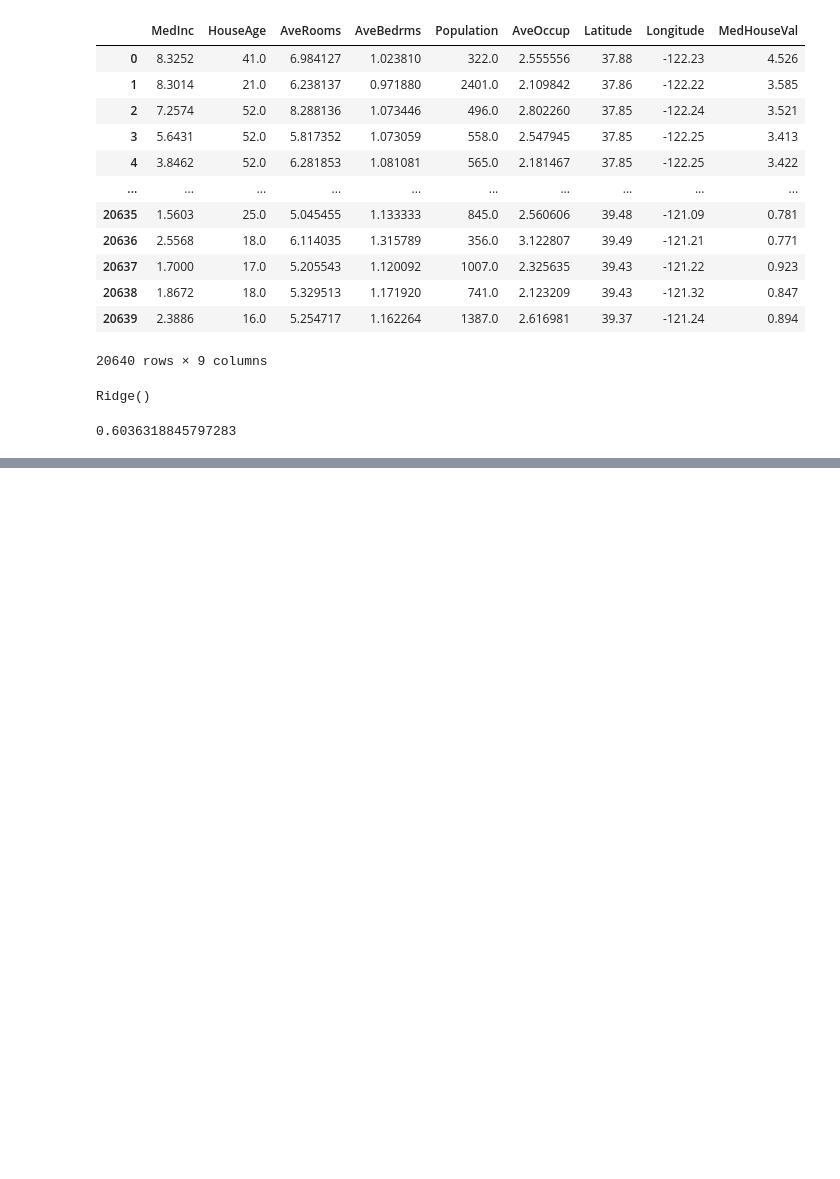
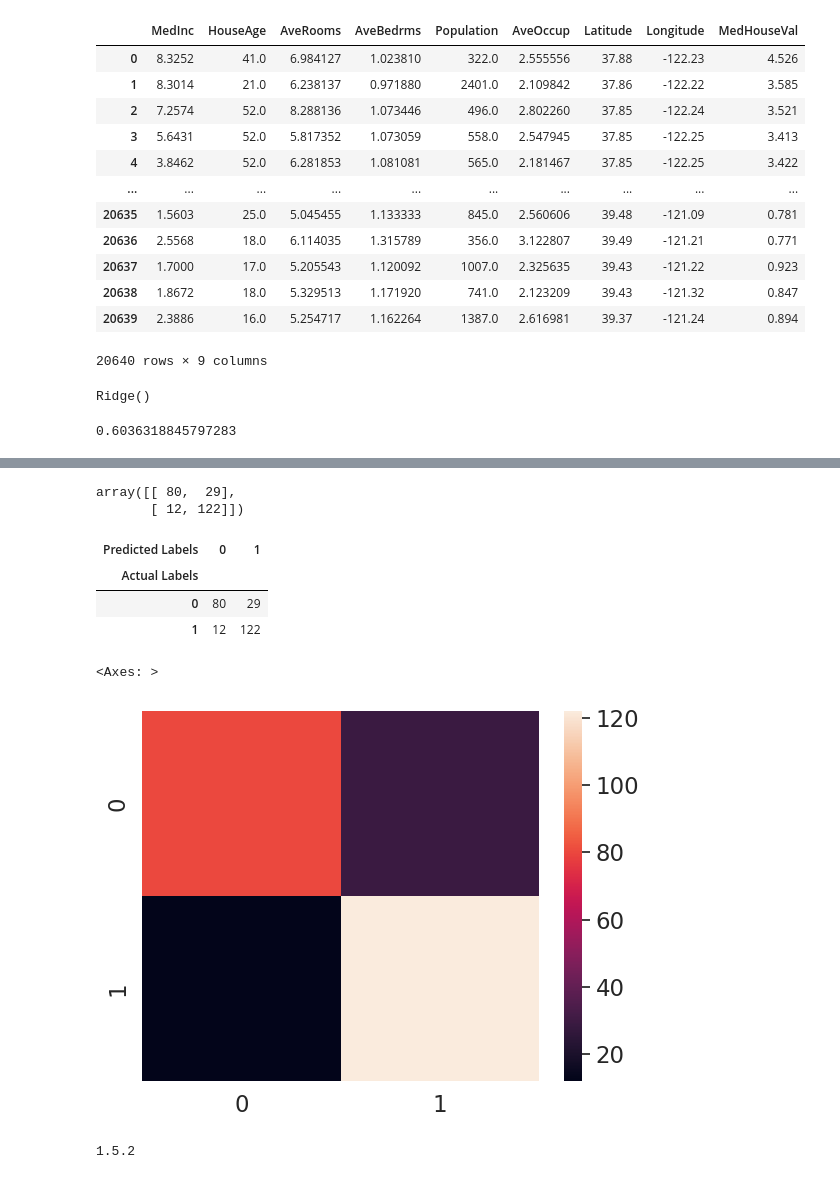
Before and after one commit to kshivashankarai/sklearn_learn, a Jupyter notebook: sklearn.ipynb, the cells around one changed output, grey strips where cells are left out. Cells and saved outputs as stored; diff of their text form; code cells hidden in the pictures; blank space fills up the shorter version.

```diff
--- a/sklearn.ipynb
+++ b/sklearn.ipynb
@@ -574,0 +972,35 @@ model.score(x_test, y_test)
+# %%
+# Confusion Matrix
+
+from sklearn.metrics import confusion_matrix
+
+y_preds = model.predict(x_test)
+
+confusion_matrix(y_test, y_preds)
+# %% [output]
+array([[ 80,  29],
+       [ 12, 122]])
+# %%
+pd.crosstab(y_test, y_preds, rownames=["Actual Labels"], colnames=["Predicted Labels"])
+# %% [output]
+| Predicted Labels | 0 | 1 |
+| Actual Labels |  |  |
+| 0 | 80 | 29 |
+| 1 | 12 | 122 |
+# %%
+import seaborn as sns
+
+sns.set(font_scale=1.5)
+# %%
+conf_mat = confusion_matrix(y_test, y_preds)
+# %%
+sns.heatmap(conf_mat)
+# %% [output]
+<Axes: >
+[figure, added]
+# %%
+
+import sklearn
+print(sklearn.__version__)
+# %% [output]
+1.5.2
```
Also changed, not shown: parts of 73 cells of this notebook, 1 other file.
